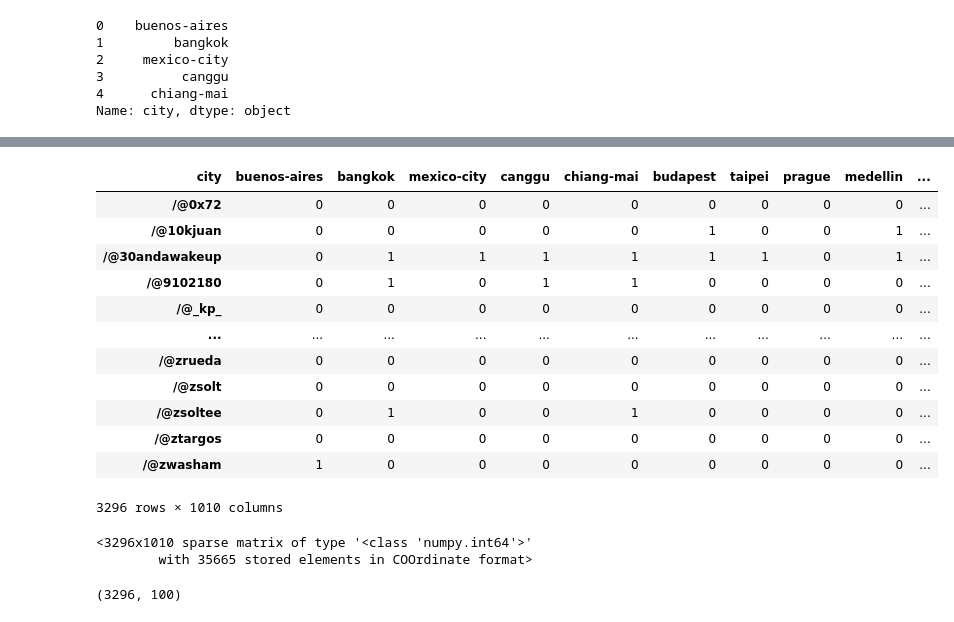
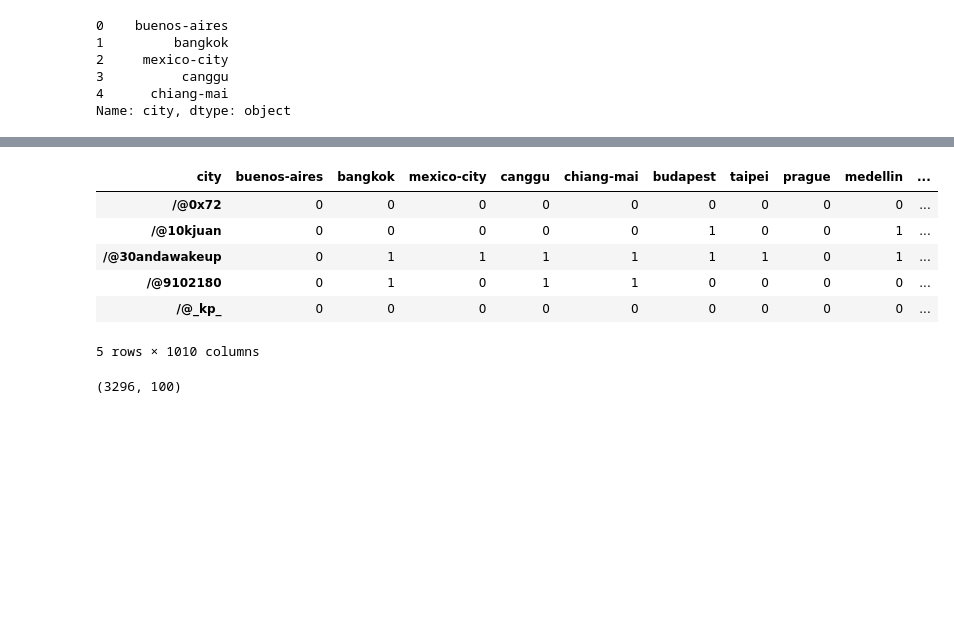
Before and after one commit to adrianrlaus/datascience-project-where_to_go_next, a Jupyter notebook: Where_To_Go_Next/where_to_go_next_modeling.ipynb, the cells around one changed output, grey strips where cells are left out. Cells and saved outputs as stored; diff of their text form; code cells hidden in the pictures; blank space fills up the shorter version.

Commit message:
fixed long printouts with .head()

```diff
--- a/Where_To_Go_Next/where_to_go_next_modeling.ipynb
+++ b/Where_To_Go_Next/where_to_go_next_modeling.ipynb
@@ -144,33 +112,23 @@ collab_df
 # %%
 # swap rows and columns
 # user by city
 collab_df = collab_df.transpose()
 
 # add back city names to the column names
 collab_df.columns = cities
 
-collab_df
+collab_df.head()
 # %% [output]
 | city | buenos-aires | bangkok | mexico-city | canggu | chiang-mai | budapest | taipei | prague | medellin | ... |
 | /@0x72 | 0 | 0 | 0 | 0 | 0 | 0 | 0 | 0 | 0 | ... |
 | /@10kjuan | 0 | 0 | 0 | 0 | 0 | 1 | 0 | 0 | 1 | ... |
 | /@30andawakeup | 0 | 1 | 1 | 1 | 1 | 1 | 1 | 0 | 1 | ... |
 | /@9102180 | 0 | 1 | 0 | 1 | 1 | 0 | 0 | 0 | 0 | ... |
 | /@_kp_ | 0 | 0 | 0 | 0 | 0 | 0 | 0 | 0 | 0 | ... |
-| ... | ... | ... | ... | ... | ... | ... | ... | ... | ... | ... |
-| /@zrueda | 0 | 0 | 0 | 0 | 0 | 0 | 0 | 0 | 0 | ... |
-| /@zsolt | 0 | 0 | 0 | 0 | 0 | 0 | 0 | 0 | 0 | ... |
-| /@zsoltee | 0 | 1 | 0 | 0 | 1 | 0 | 0 | 0 | 0 | ... |
-| /@ztargos | 0 | 0 | 0 | 0 | 0 | 0 | 0 | 0 | 0 | ... |
-| /@zwasham | 1 | 0 | 0 | 0 | 0 | 0 | 0 | 0 | 0 | ... |
-3296 rows × 1010 columns
+5 rows × 1010 columns
 # %%
 # convert our sparse matrix (collab_df) to a coordinate matrix
 coo = coo_matrix(collab_df)
-coo
-# %% [output]
-<3296x1010 sparse matrix of type '<class 'numpy.int64'>'
-        with 35665 stored elements in COOrdinate format>
 # %%
 # Dimensionality Reductions
 # optimal n_components determined by looking at recommendations manually
```
Also changed, not shown: parts of 6 cells of this notebook, 1 other file.
